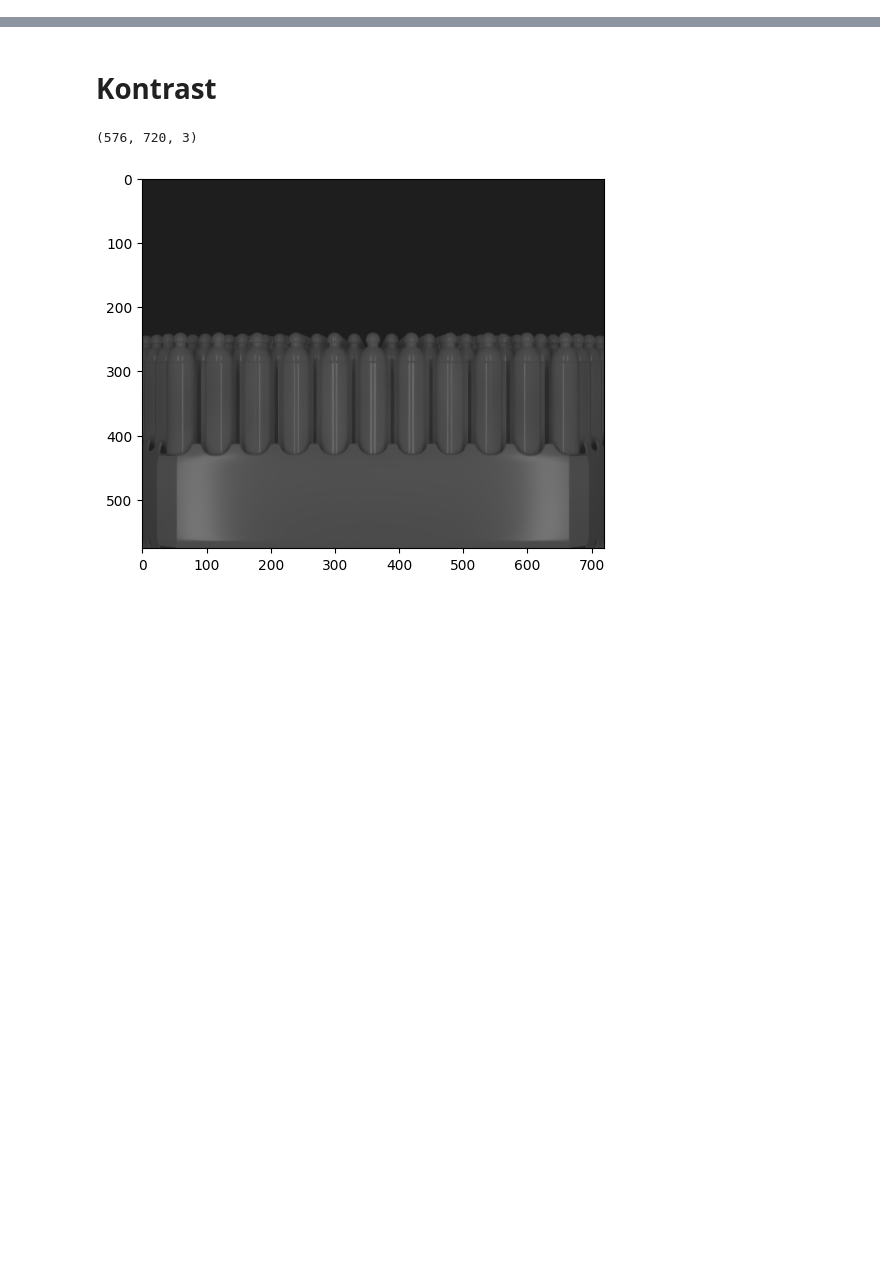
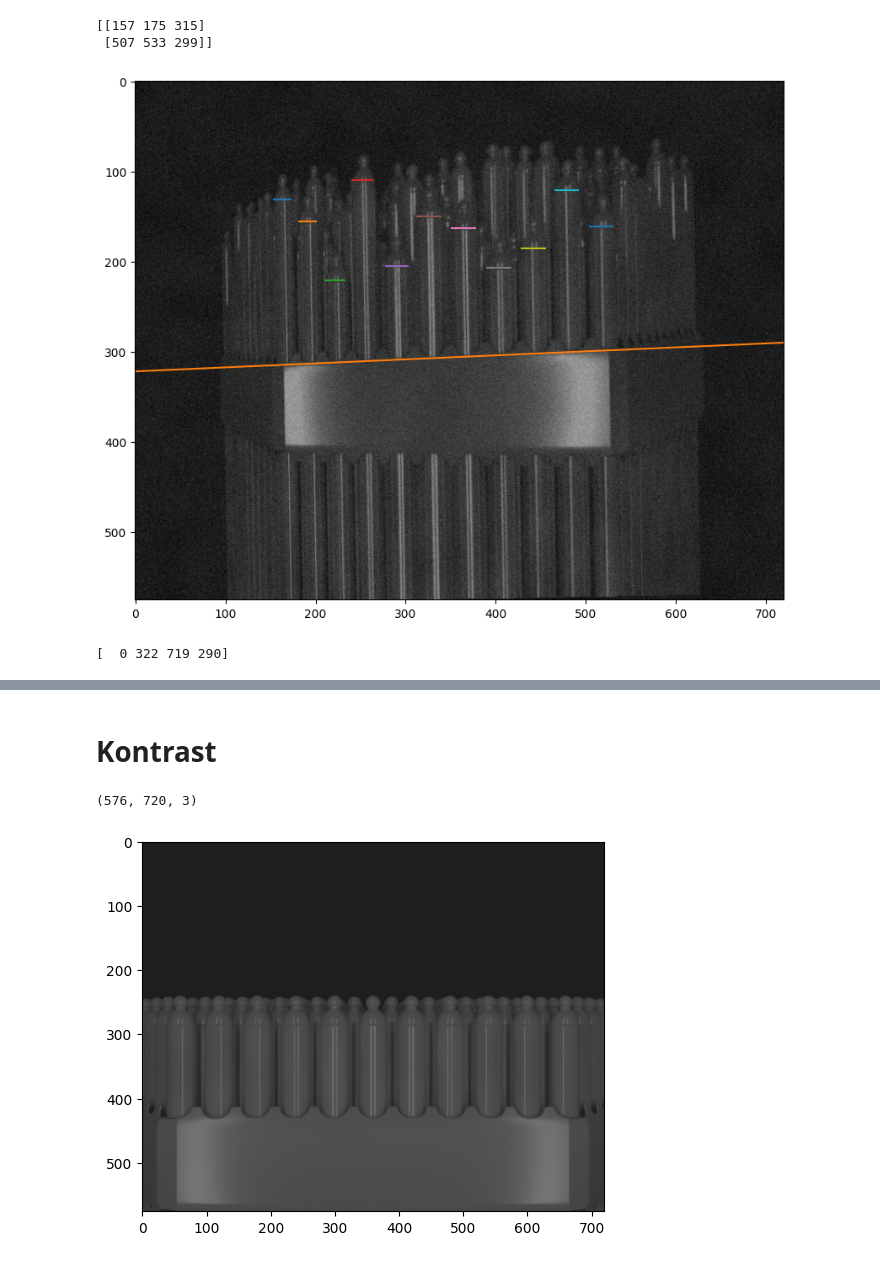
Before and after one commit to jaroslavknotek/synth-nfa-generator, a Jupyter notebook: tips.ipynb, the cells around one changed output, grey strips where cells are left out. Drawn from its saved outputs; the diff is of its cells as text; code cells hidden in the pictures; blank space fills up the shorter version.

```diff
--- a/tips.ipynb
+++ b/tips.ipynb
@@ -105,0 +337,25 @@ def render_tips(
+# %%
+frame, rod_pos, grid_pos = Generator.generate(
+    z_displacement_base=20,
+    z_displacement=40,
+    cam_x=5,
+    distorsion=1.0,
+    perspection = 1.0,
+    rotation = 1.0,
+    staining = 0.1,
+    contrast = 0.5,
+    light_intensity = 100,
+    cloudiness = 0.4,
+    gauss_noise = 0.001,
+    blur = 0,
+    y = 3780,
+    cam_fov = 45,
+    plot = True,
+    path = "example2.png"
+)
+print(grid_pos)
+# %% [output]
+[[157 175 315]
+ [507 533 299]]
+[figure, added]
+[  0 322 719 290]
```
Also changed, not shown: parts of 15 cells of this notebook, 4 other files.
